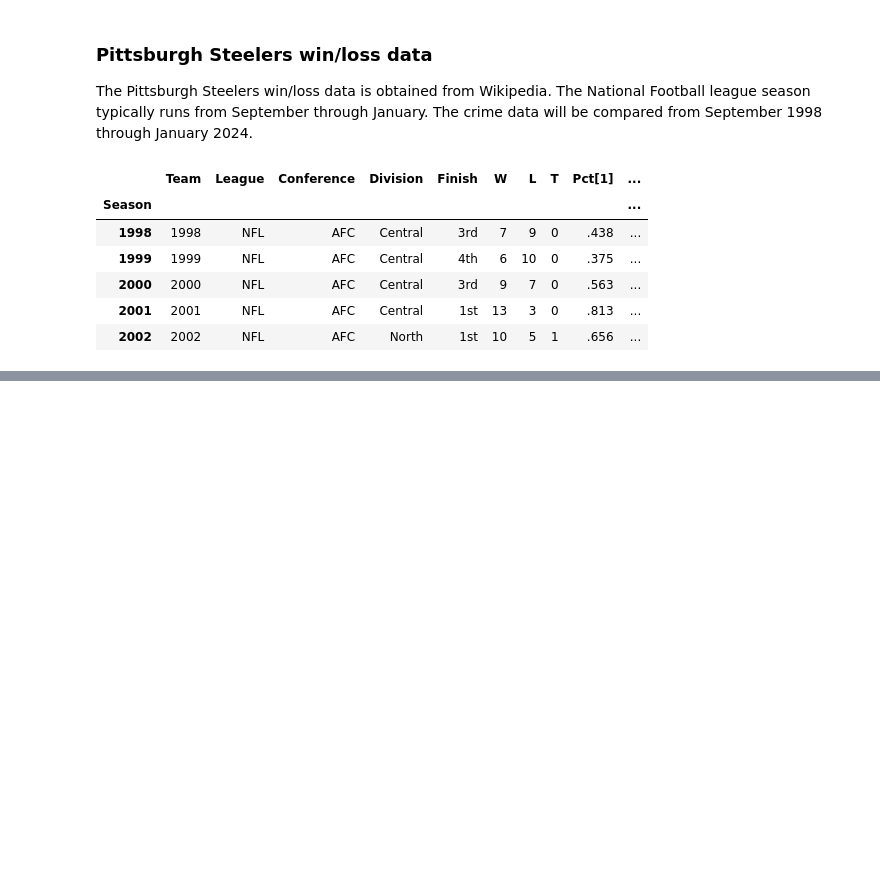
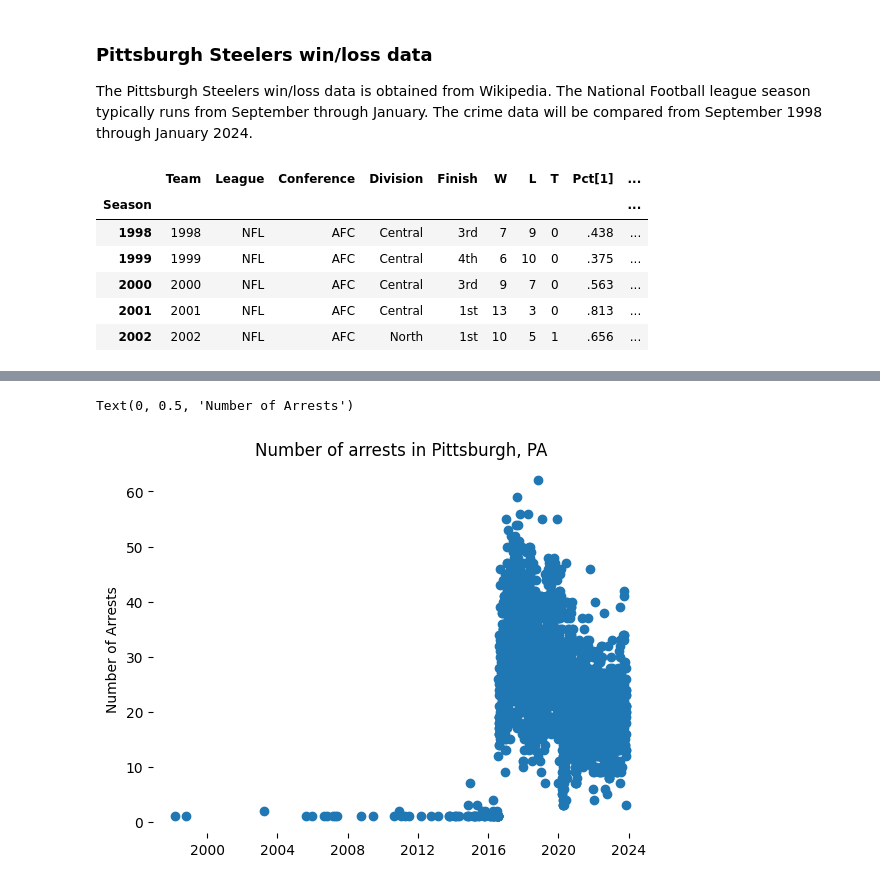
Before and after one commit to calebrauscher/University_of_Michigan, a Jupyter notebook: Applied Plotting/Assignment 4/assignment4.ipynb, the cells around one changed output, grey strips where cells are left out. Cells and saved outputs as stored; diff of their text form; code cells hidden in the pictures; blank space fills up the shorter version.

```diff
--- a/Applied Plotting/Assignment 4/assignment4.ipynb
+++ b/Applied Plotting/Assignment 4/assignment4.ipynb
@@ -123,0 +133,9 @@ steelers.head()
+# %%
+number_of_arrests = crime.groupby("ARRESTDATE")["YEAR"].count()
+plt.scatter(x=number_of_arrests.index, y=number_of_arrests)
+plt.box(False)
+plt.title("Number of arrests in Pittsburgh, PA")
+plt.ylabel("Number of Arrests")
+# %% [output]
+Text(0, 0.5, 'Number of Arrests')
+[figure, added]
```
Also changed, not shown: parts of 20 cells of this notebook.
